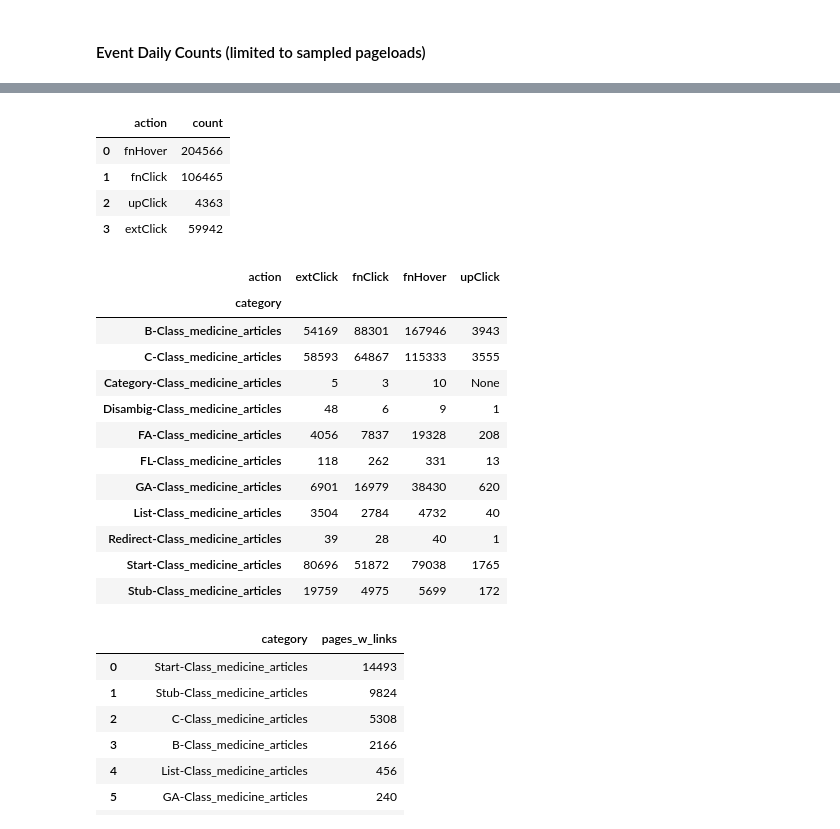
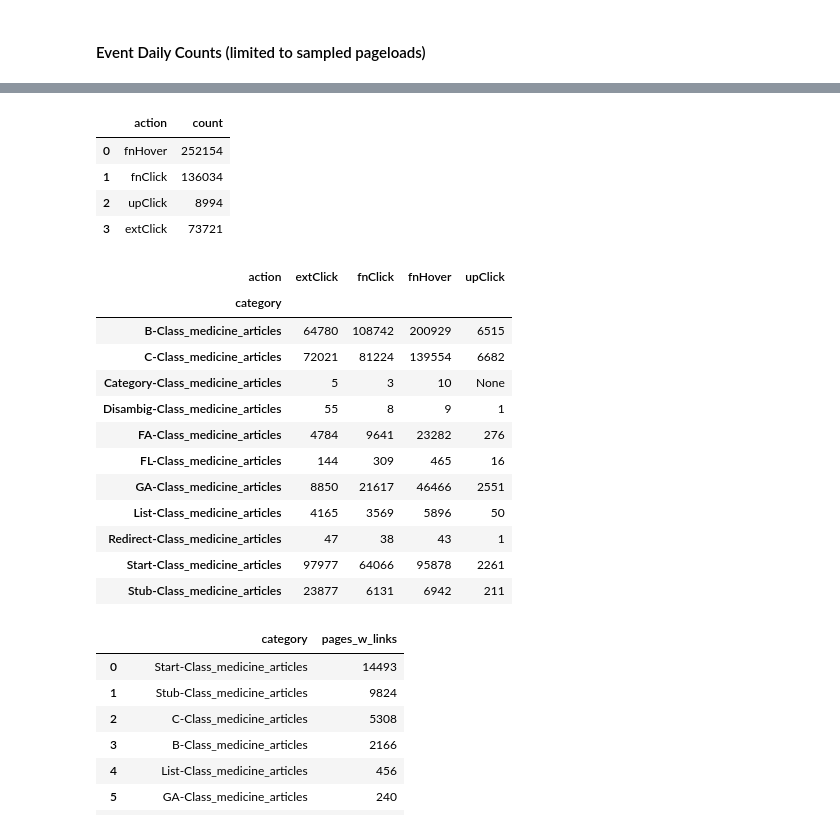
Before and after one commit to elifesciences-publications/wiki-citation-usage, a Jupyter notebook: pageload-event.ipynb, the cells around one changed output, grey strips where cells are left out. Cells and saved outputs as stored; diff of their text form; code cells hidden in the pictures.

Commit message:
add queries, update others
data is still not complete as have not yet refreshed all queries

```diff
--- a/pageload-event.ipynb
+++ b/pageload-event.ipynb
@@ -258,16 +287,18 @@ sampled_wpm_events_query = """
 SELECT to_date(dt) date, event.action, count(*) count
 FROM event.citationusage
 WHERE wiki = 'enwiki'
-AND event.page_id IN (SELECT page_id FROM ryanmax.projmed_with_extlinks WHERE dt LIKE '{}')
+AND event.page_id IN (SELECT DISTINCT page_id FROM ryanmax.projmed_with_extlinks WHERE dt LIKE '{}')
 AND event.session_token in (
     SELECT event.session_token
     FROM event.citationusagepageload
     WHERE wiki = 'enwiki'
+    {}
     AND day = {}
     AND month = {}
     AND year = {}
     AND useragent.is_bot = FALSE
     )
+{}
 AND day = {}
 AND month = {}
 AND year = {}
@@ -278,9 +309,10 @@ ORDER BY to_date(dt)
 
 sampled_wpm_events_rdd = sc.emptyRDD()
 for d in daterange(start_date, end_date):
-    dt = str(d.year) + '-' + '{0:02d}'.format(d.month) + '-' + '{0:02d}'.format(d.day) + '%'
+    dt = date_to_dt(d)
     sampled_daily_wpm_events = spark.sql(
-        sampled_wpm_events_query.format(dt, d.day, d.month, d.year,d.day, d.month, d.year))
+        sampled_wpm_events_query.format(dt, pageload_exclusion_sql, d.day, d.month, d.year,
+                                        event_exclusion_sql, d.day, d.month, d.year))
     sampled_wpm_events_rdd = sampled_wpm_events_rdd.union(sampled_daily_wpm_events.rdd)
 
 sampled_wpm_events_merged = sqlContext.createDataFrame(sampled_wpm_events_rdd)
@@ -292,17 +324,19 @@ sampled_not_wpm_events_query = """
 SELECT to_date(dt) date, event.action, count(*) count
 FROM event.citationusage
 WHERE wiki = 'enwiki'
-AND event.page_id IN (SELECT page_id FROM ryanmax.pages_with_extlinks WHERE dt LIKE '{}')
-AND event.page_id NOT IN (SELECT page_id FROM ryanmax.projmed_with_extlinks WHERE dt LIKE '{}')
+AND event.page_id IN (SELECT DISTINCT page_id FROM ryanmax.pages_with_extlinks WHERE dt LIKE '{}')
+AND event.page_id NOT IN (SELECT DISTINCT page_id FROM ryanmax.projmed_with_extlinks WHERE dt LIKE '{}')
 AND event.session_token in (
     SELECT event.session_token
     FROM event.citationusagepageload
     WHERE wiki = 'enwiki'
+    {}
     AND day = {}
     AND month = {}
     AND year = {}
     AND useragent.is_bot = FALSE
     )
+{}
 AND day = {}
 AND month = {}
 AND year = {}
@@ -313,9 +347,11 @@ ORDER BY to_date(dt)
 
 sampled_not_wpm_events_rdd = sc.emptyRDD()
 for d in daterange(start_date, end_date):
-    dt = str(d.year) + '-' + '{0:02d}'.format(d.month) + '-' + '{0:02d}'.format(d.day) + '%'
+    dt = date_to_dt(d)
     sampled_daily_not_wpm_events = spark.sql(
-        sampled_not_wpm_events_query.format(dt, dt, d.day, d.month, d.year,d.day, d.month, d.year))
+        sampled_not_wpm_events_query.format(dt, dt,
+                                            pageload_exclusion_sql, d.day, d.month, d.year,
+                                            event_exclusion_sql, d.day, d.month, d.year))
     sampled_not_wpm_events_rdd = sampled_not_wpm_events_rdd.union(sampled_daily_not_wpm_events.rdd)
 
 sampled_not_wpm_events_merged = sqlContext.createDataFrame(sampled_not_wpm_events_rdd)
@@ -327,16 +363,18 @@ sampled_events_query = """
 SELECT to_date(dt) date, event.action, count(*) count
 FROM event.citationusage
 WHERE wiki = 'enwiki'
-AND event.page_id IN (SELECT page_id FROM ryanmax.pages_with_extlinks WHERE dt LIKE '{}')
+AND event.page_id IN (SELECT DISTINCT page_id FROM ryanmax.pages_with_extlinks WHERE dt LIKE '{}')
 AND event.session_token in (
     SELECT event.session_token
     FROM event.citationusagepageload
     WHERE wiki = 'enwiki'
+    {}
     AND day = {}
     AND month = {}
     AND year = {}
     AND useragent.is_bot = FALSE
     )
+{}
 AND day = {}
 AND month = {}
 AND year = {}
@@ -347,9 +385,11 @@ ORDER BY to_date(dt)
 
 sampled_events_rdd = sc.emptyRDD()
 for d in daterange(start_date, end_date):
-    dt = str(d.year) + '-' + '{0:02d}'.format(d.month) + '-' + '{0:02d}'.format(d.day) + '%'
+    dt = date_to_dt(d)
     sampled_daily_events = spark.sql(
-        sampled_events_query.format(dt, d.day, d.month, d.year,d.day, d.month, d.year))
+        sampled_events_query.format(dt,
+                                    pageload_exclusion_sql, d.day, d.month, d.year,
+                                    event_exclusion_sql, d.day, d.month, d.year))
     sampled_events_rdd = sampled_events_rdd.union(sampled_daily_events.rdd)
 
 sampled_events_merged = sqlContext.createDataFrame(sampled_events_rdd)
@@ -463,6 +501,7 @@ SELECT event.action, count(*) count
 FROM event.citationusage
 WHERE wiki = 'enwiki'
 AND event.page_id IN (SELECT page_id FROM ryanmax.top1k_med)
+{}
 AND to_date(dt) >= '{}'
 AND to_date(dt) <= '{}'
 AND useragent.is_bot = FALSE
@@ -470,6 +509,7 @@ AND event.session_token in (
     SELECT event.session_token
     FROM event.citationusagepageload
     WHERE wiki = 'enwiki'
+    {}
     AND to_date(dt) >= '{}'
     AND to_date(dt) <= '{}'
     AND useragent.is_bot = FALSE
@@ -479,8 +519,8 @@ GROUP BY event.action
 
 sum_top1k_events = spark.sql(
     sum_top1k_events_query.format(
-        start_date_string, end_date_string,
-        start_date_string, end_date_string,
+        event_exclusion_sql, start_date_string, end_date_string,
+        pageload_exclusion_sql, start_date_string, end_date_string,
     ))
 sum_top1k_events_rdd = sum_top1k_events.rdd
 sum_top1k_events_df = sqlContext.createDataFrame(sum_top1k_events_rdd)
@@ -488,13 +528,12 @@ sum_top1k_events_pandas = sum_top1k_events_df.toPandas()
 sum_top1k_events_pandas
 # %% [output]
 |  | action | count |
-| 0 | fnHover | 204566 |
-| 1 | fnClick | 106465 |
-| 2 | upClick | 4363 |
-| 3 | extClick | 59942 |
+| 0 | fnHover | 252154 |
+| 1 | fnClick | 136034 |
+| 2 | upClick | 8994 |
+| 3 | extClick | 73721 |
 # %%
 # Total event count for each WP:M class (FA, A, GA, B, C, Start, Stub) by event type
-## query still needs verification
 pm_category_events_query = """
 SELECT projmed_categories.category, event.action, count(*) count
 FROM
@@ -505,47 +544,49 @@ FROM
     AS projmed_categories
 WHERE event.page_id = projmed_categories.page_id
     AND wiki = 'enwiki'
-    AND event.page_id IN (SELECT page_id FROM ryanmax.projmed_with_extlinks)
+    AND event.page_id IN (SELECT DISTINCT page_id FROM ryanmax.projmed_with_extlinks)
+    {}
     AND to_date(dt) >= '{}'
     AND to_date(dt) <= '{}'
     AND useragent.is_bot = FALSE
     AND event.session_token in (
         SELECT event.session_token
         FROM event.citationusagepageload
         WHERE wiki = 'enwiki'
+        {}
         AND to_date(dt) >= '{}'
         AND to_date(dt) <= '{}'
         AND useragent.is_bot = FALSE
         )
 GROUP BY projmed_categories.category, event.action
 ORDER BY projmed_categories.category, event.action
 """
 
 pm_category_events = spark.sql(
     pm_category_events_query.format(
-        start_date_string, end_date_string,
-        start_date_string, end_date_string,
+        event_exclusion_sql, start_date_string, end_date_string,
+        pageload_exclusion_sql, start_date_string, end_date_string,
     ))
 pm_category_events_rdd = pm_category_events.rdd
 pm_category_events_df = sqlContext.createDataFrame(pm_category_events_rdd)
 pm_category_events_pandas = pm_category_events_df.toPandas()
 # set precision of count values so they don't appear with a decimal place ... likely an easier way to do this
 pm_category_events_pandas['count'] = pm_category_events_pandas['count'].map(lambda x: '{0:.0f}'.format(x))
 pm_category_events_pandas.pivot(index='category', columns='action', values='count')
 # %% [output]
 | action | extClick | fnClick | fnHover | upClick |
 | category |  |  |  |  |
-| B-Class_medicine_articles | 54169 | 88301 | 167946 | 3943 |
-| C-Class_medicine_articles | 58593 | 64867 | 115333 | 3555 |
+| B-Class_medicine_articles | 64780 | 108742 | 200929 | 6515 |
+| C-Class_medicine_articles | 72021 | 81224 | 139554 | 6682 |
 | Category-Class_medicine_articles | 5 | 3 | 10 | None |
-| Disambig-Class_medicine_articles | 48 | 6 | 9 | 1 |
-| FA-Class_medicine_articles | 4056 | 7837 | 19328 | 208 |
-| FL-Class_medicine_articles | 118 | 262 | 331 | 13 |
-| GA-Class_medicine_articles | 6901 | 16979 | 38430 | 620 |
-| List-Class_medicine_articles | 3504 | 2784 | 4732 | 40 |
-| Redirect-Class_medicine_articles | 39 | 28 | 40 | 1 |
-| Start-Class_medicine_articles | 80696 | 51872 | 79038 | 1765 |
-| Stub-Class_medicine_articles | 19759 | 4975 | 5699 | 172 |
+| Disambig-Class_medicine_articles | 55 | 8 | 9 | 1 |
+| FA-Class_medicine_articles | 4784 | 9641 | 23282 | 276 |
+| FL-Class_medicine_articles | 144 | 309 | 465 | 16 |
+| GA-Class_medicine_articles | 8850 | 21617 | 46466 | 2551 |
+| List-Class_medicine_articles | 4165 | 3569 | 5896 | 50 |
+| Redirect-Class_medicine_articles | 47 | 38 | 43 | 1 |
+| Start-Class_medicine_articles | 97977 | 64066 | 95878 | 2261 |
+| Stub-Class_medicine_articles | 23877 | 6131 | 6942 | 211 |
 # %%
 # count of pages with external links for each WP:M class (FA, A, GA, B, C, Start, Stub)
 # numbers will not match [1] because we're limiting to namespace 0 pages with external links
```
Also changed, not shown: parts of 27 cells of this notebook.
